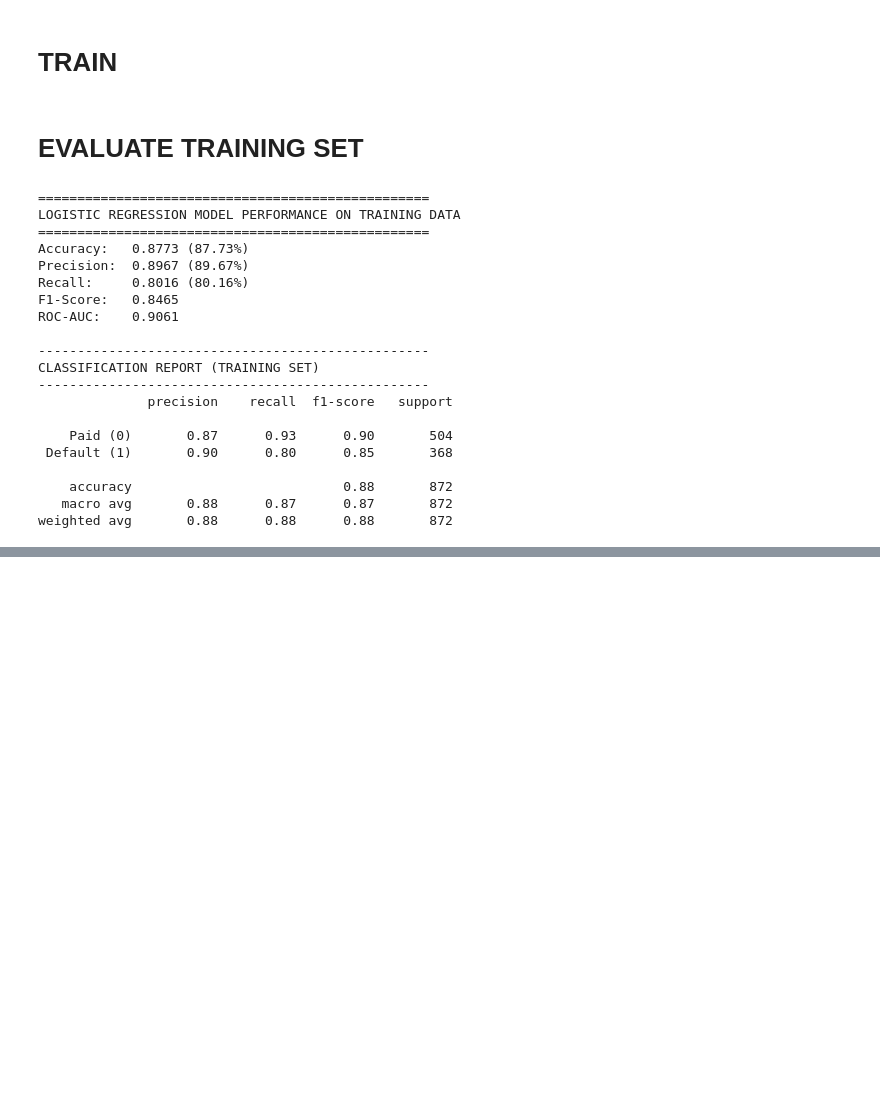
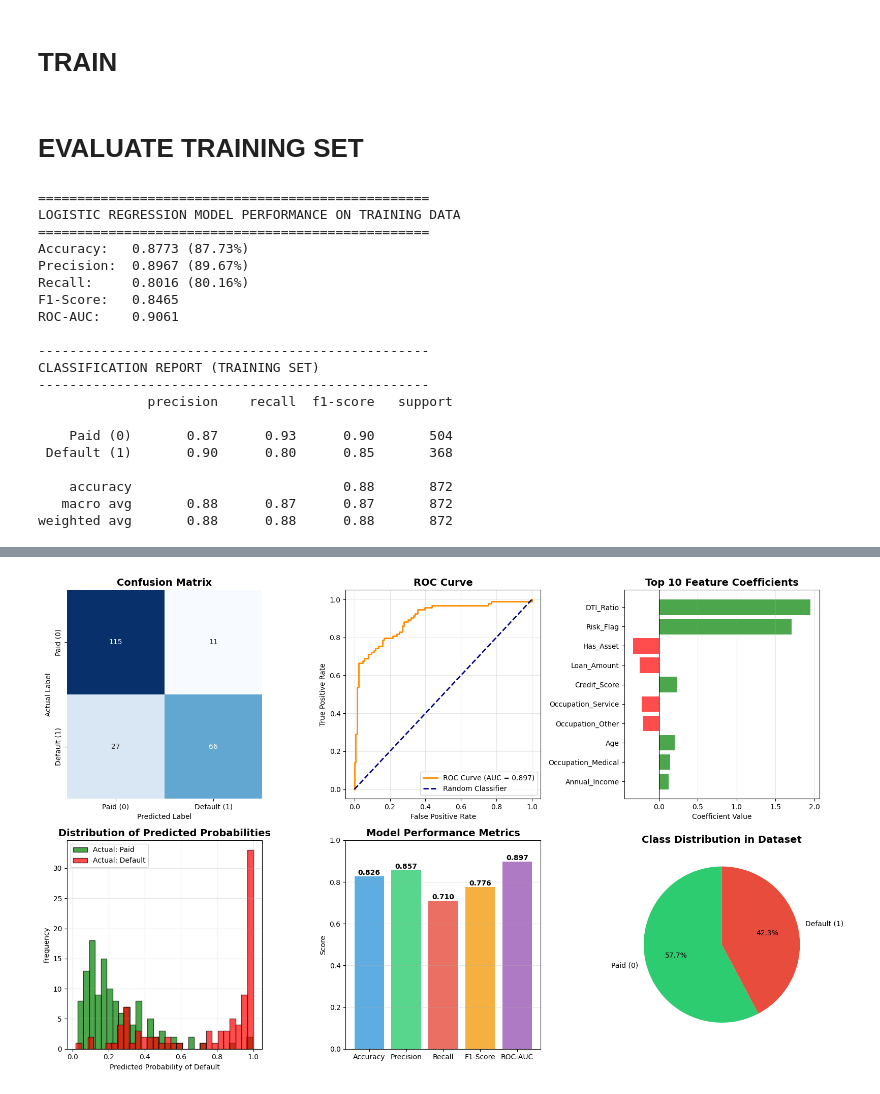
Before and after one commit to hanidew/WIE3007-DMW-GroupProject, a Jupyter notebook: DMW_GA.ipynb, the cells around one changed output, grey strips where cells are left out. Drawn from its saved outputs; the diff is of its cells as text; code cells hidden in the pictures; blank space fills up the shorter version.

Commit message:
VISUALISATIONS

```diff
--- a/DMW_GA.ipynb
+++ b/DMW_GA.ipynb
@@ -190,0 +247,81 @@ weighted avg       0.88      0.88      0.88       872
+# %%
+print("\n" + "="*50)
+print("GENERATING VISUALIZATIONS")
+print("="*50)
+
+# Create a comprehensive visualization
+fig = plt.figure(figsize=(16, 10))
+
+# 5.1 Confusion Matrix
+ax1 = plt.subplot(2, 3, 1)
+cm = confusion_matrix(y_test, y_pred)
+sns.heatmap(cm, annot=True, fmt='d', cmap='Blues', cbar=False, ax=ax1)
+ax1.set_title('Confusion Matrix', fontsize=14, fontweight='bold')
+ax1.set_xlabel('Predicted Label')
+ax1.set_ylabel('Actual Label')
+ax1.set_xticklabels(['Paid (0)', 'Default (1)'])
+ax1.set_yticklabels(['Paid (0)', 'Default (1)'])
+
+# 5.2 ROC Curve
+ax2 = plt.subplot(2, 3, 2)
+fpr, tpr, thresholds = roc_curve(y_test, y_prob)
+ax2.plot(fpr, tpr, color='darkorange', lw=2,
+         label=f'ROC Curve (AUC = {metric_auc:.3f})')
+ax2.plot([0, 1], [0, 1], color='navy', lw=2, linestyle='--', label='Random Classifier')
+ax2.set_xlabel('False Positive Rate')
+ax2.set_ylabel('True Positive Rate')
+ax2.set_title('ROC Curve', fontsize=14, fontweight='bold')
+ax2.legend(loc="lower right")
+ax2.grid(True, alpha=0.3)
+
+# 5.3 Feature Importance (Top 10)
+ax3 = plt.subplot(2, 3, 3)
+top_10_features = feature_importance_df.head(10)
+colors = ['red' if x < 0 else 'green' for x in top_10_features['Coefficient']]
+ax3.barh(range(len(top_10_features)), top_10_features['Coefficient'], color=colors, alpha=0.7)
+ax3.set_yticks(range(len(top_10_features)))
+ax3.set_yticklabels(top_10_features['Feature'])
+ax3.set_xlabel('Coefficient Value')
+ax3.set_title('Top 10 Feature Coefficients', fontsize=14, fontweight='bold')
+ax3.axvline(x=0, color='black', linestyle='-', linewidth=0.8)
+ax3.grid(True, alpha=0.3, axis='x')
+ax3.invert_yaxis()
+
+# 5.4 Prediction Distribution
+ax4 = plt.subplot(2, 3, 4)
+ax4.hist(y_prob[y_test == 0], bins=30, alpha=0.7, label='Actual: Paid', color='green', edgecolor='black')
+ax4.hist(y_prob[y_test == 1], bins=30, alpha=0.7, label='Actual: Default', color='red', edgecolor='black')
+ax4.set_xlabel('Predicted Probability of Default')
+ax4.set_ylabel('Frequency')
+ax4.set_title('Distribution of Predicted Probabilities', fontsize=14, fontweight='bold')
+ax4.legend()
+ax4.grid(True, alpha=0.3)
+
+# 5.5 Performance Metrics Bar Chart
+ax5 = plt.subplot(2, 3, 5)
+metrics_names = ['Accuracy', 'Precision', 'Recall', 'F1-Score', 'ROC-AUC']
+metrics_values = [metric_accuracy, metric_precision, metric_recall, metric_f1, metric_auc]
+bars = ax5.bar(metrics_names, metrics_values, color=['#3498db', '#2ecc71', '#e74c3c', '#f39c12', '#9b59b6'], alpha=0.8)
+ax5.set_ylabel('Score')
+ax5.set_title('Model Performance Metrics', fontsize=14, fontweight='bold')
+ax5.set_ylim(0, 1)
+ax5.grid(True, alpha=0.3, axis='y')
+# Add value labels on bars
+for bar, value in zip(bars, metrics_values):
+    height = bar.get_height()
+    ax5.text(bar.get_x() + bar.get_width()/2., height,
+             f'{value:.3f}',
+             ha='center', va='bottom', fontweight='bold')
+
+# 5.6 Class Distribution
+ax6 = plt.subplot(2, 3, 6)
+class_counts = y.value_counts()
+ax6.pie(class_counts.values, labels=['Paid (0)', 'Default (1)'],
+        autopct='%1.1f%%', startangle=90, colors=['#2ecc71', '#e74c3c'])
+ax6.set_title('Class Distribution in Dataset', fontsize=14, fontweight='bold')
+
+plt.tight_layout()
+plt.show()
+
+print("✅ Visualizations Generated.")
+# %% [output]
@@ -190,0 +331 @@ weighted avg       0.88      0.88      0.88       872
+[figure, added]
```
Also changed, not shown: parts of 5 cells of this notebook.
